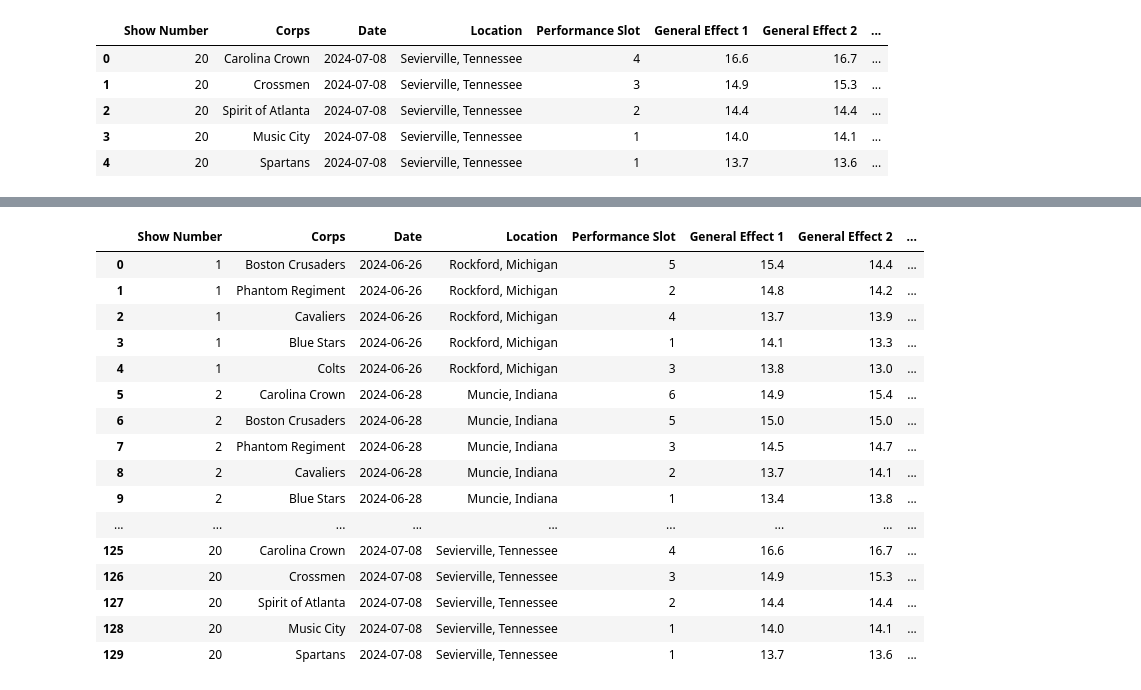
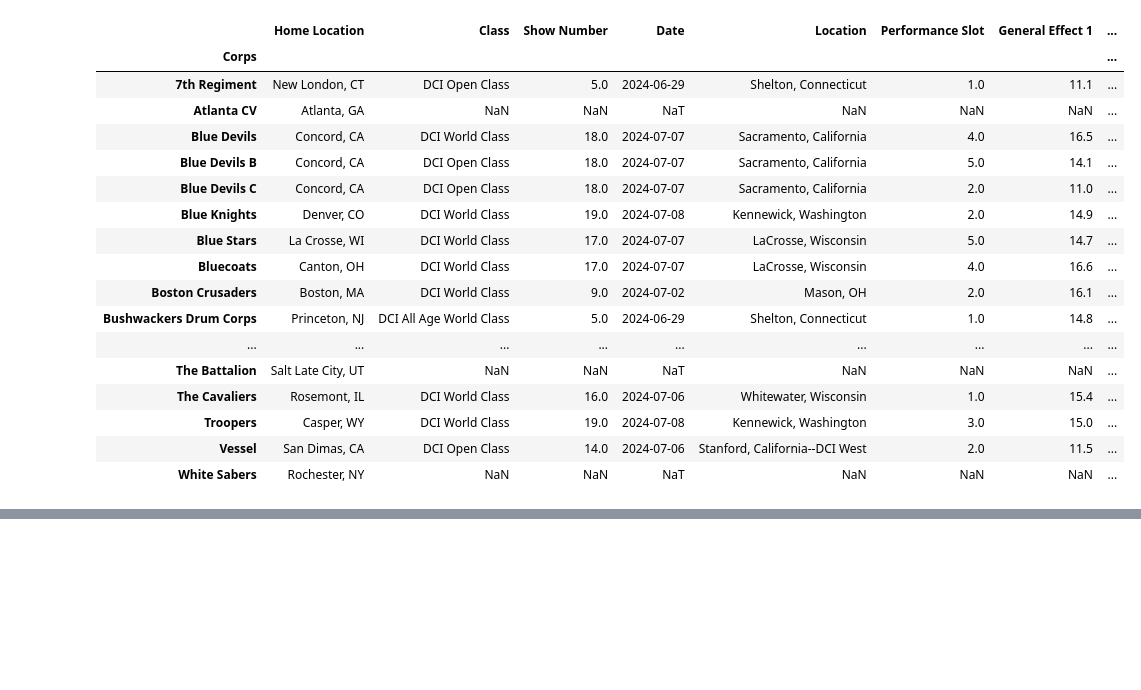
Before and after one commit to notromanramirez/dci-2024, a Jupyter notebook: dci2024.ipynb, the cells around one changed output, grey strips where cells are left out. Drawn from its saved outputs; the diff is of its cells as text; code cells hidden in the pictures; blank space fills up the shorter version.

Commit message:
Scores update for 7/8

```diff
--- a/dci2024.ipynb
+++ b/dci2024.ipynb
@@ -22,7 +32,7 @@ scores_table.columns = ['Corps','Date','Location','Performance Slot','General Ef
 corps_classes = ['DCI World Class', 'DCI Open Class','DCI All Age World Class','DCI All Age Open Class','DCI All Age Class A']
 
 for (show_number, file) in enumerate(files):
-    print(file)
+    # print(file)
 
     df_list = pd.read_html("raw data/"+file)
     df = df_list[-1]
@@ -47,8 +57,9 @@ for (show_number, file) in enumerate(files):
             else:
                 if type(r) is str:
                     running_name += " " + r
-                corps_dict.update({running_name: corps_class})
-                running_name = ""
+                if running_name != 'nan':
+                    corps_dict.update({running_name: corps_class})
+                    running_name = ""
 
     for (i, r) in enumerate(df[0]):
         if type(r) == str:
@@ -87,10 +98,6 @@ for (show_number, file) in enumerate(files):
         if np.isnan(r['Total Score']):
             df.drop(i, inplace=True)
 
-    if file == '20240708sevierville.htm':
-        with pd.option_context('display.max_rows', None, 'display.max_columns', None):
-            display(df)
-
     df['Performance Slot'] = df['Performance Slot'].astype(int)
 
     scores_list.append(df)
@@ -98,8 +105,35 @@ for (show_number, file) in enumerate(files):
 scores_table = pd.concat(scores_list)
 scores_table.reset_index(inplace=True,drop=True)
 
+scores_table['Days from Season Start'] = (scores_table['Date'] - scores_table['Date'].min()).apply(lambda x: x.days)
+
 corps_table = pd.DataFrame(corps_dict.items(), columns=['Corps', 'Class'])
 corps_table.set_index('Corps',inplace=True)
+
+corps_rename_dict = {
+    "Vanguard": "Santa Clara Vanguard",
+    "Academy": "The Academy",
+    "Cavaliers": "The Cavaliers",
+    "Bushwackers": "Bushwackers Drum Corps",
+    "Connecticut Hurricanes": "Hurricanes"
+}
+
+for (k, v) in corps_rename_dict.items():
+    corps_table.rename(index={k: v}, inplace=True)
+    scores_table.replace(k, v, inplace=True)
+
+shell_corps_table = pd.read_csv('inputs/corps_data.csv').set_index('Corps')
+corps_table = shell_corps_table.join(other=corps_table,how='outer')
+
+for corps in corps_table.index:
+    scores_table_corps = scores_table.loc[scores_table['Corps'] == corps]
+    if scores_table_corps.shape[0] == 0:
+        continue
+    scores_table_corps_last = scores_table_corps.iloc[-1,:].to_dict()
+    for (k, v) in scores_table_corps_last.items():
+        if k != "Corps":
+            corps_table.loc[corps,k] = v
+
 
 with pd.option_context('display.max_rows', None, 'display.max_columns', None):
     display(corps_table)
@@ -128,6 +142,18 @@ with pd.option_context('display.max_rows', None, 'display.max_columns', None):
-|  | Show Number | Corps | Date | Location | Performance Slot | General Effect 1 | General Effect 2 | ... |
-| 0 | 20 | Carolina Crown | 2024-07-08 | Sevierville, Tennessee | 4 | 16.6 | 16.7 | ... |
-| 1 | 20 | Crossmen | 2024-07-08 | Sevierville, Tennessee | 3 | 14.9 | 15.3 | ... |
-| 2 | 20 | Spirit of Atlanta | 2024-07-08 | Sevierville, Tennessee | 2 | 14.4 | 14.4 | ... |
-| 3 | 20 | Music City | 2024-07-08 | Sevierville, Tennessee | 1 | 14.0 | 14.1 | ... |
-| 4 | 20 | Spartans | 2024-07-08 | Sevierville, Tennessee | 1 | 13.7 | 13.6 | ... |
+|  | Home Location | Class | Show Number | Date | Location | Performance Slot | General Effect 1 | ... |
+| Corps |  |  |  |  |  |  |  | ... |
+| 7th Regiment | New London, CT | DCI Open Class | 5.0 | 2024-06-29 | Shelton, Connecticut | 1.0 | 11.1 | ... |
+| Atlanta CV | Atlanta, GA | NaN | NaN | NaT | NaN | NaN | NaN | ... |
+| Blue Devils | Concord, CA | DCI World Class | 18.0 | 2024-07-07 | Sacramento, California | 4.0 | 16.5 | ... |
+| Blue Devils B | Concord, CA | DCI Open Class | 18.0 | 2024-07-07 | Sacramento, California | 5.0 | 14.1 | ... |
+| Blue Devils C | Concord, CA | DCI Open Class | 18.0 | 2024-07-07 | Sacramento, California | 2.0 | 11.0 | ... |
+| Blue Knights | Denver, CO | DCI World Class | 19.0 | 2024-07-08 | Kennewick, Washington | 2.0 | 14.9 | ... |
+| Blue Stars | La Crosse, WI | DCI World Class | 17.0 | 2024-07-07 | LaCrosse, Wisconsin | 5.0 | 14.7 | ... |
+| Bluecoats | Canton, OH | DCI World Class | 17.0 | 2024-07-07 | LaCrosse, Wisconsin | 4.0 | 16.6 | ... |
+| Boston Crusaders | Boston, MA | DCI World Class | 9.0 | 2024-07-02 | Mason, OH | 2.0 | 16.1 | ... |
+| Bushwackers Drum Corps | Princeton, NJ | DCI All Age World Class | 5.0 | 2024-06-29 | Shelton, Connecticut | 1.0 | 14.8 | ... |
+| ... | ... | ... | ... | ... | ... | ... | ... | ... |
+| The Battalion | Salt Late City, UT | NaN | NaN | NaT | NaN | NaN | NaN | ... |
+| The Cavaliers | Rosemont, IL | DCI World Class | 16.0 | 2024-07-06 | Whitewater, Wisconsin | 1.0 | 15.4 | ... |
+| Troopers | Casper, WY | DCI World Class | 19.0 | 2024-07-08 | Kennewick, Washington | 3.0 | 15.0 | ... |
+| Vessel | San Dimas, CA | DCI Open Class | 14.0 | 2024-07-06 | Stanford, California--DCI West | 2.0 | 11.5 | ... |
+| White Sabers | Rochester, NY | NaN | NaN | NaT | NaN | NaN | NaN | ... |
@@ -152,20 +177,3 @@ with pd.option_context('display.max_rows', None, 'display.max_columns', None):
-|  | Show Number | Corps | Date | Location | Performance Slot | General Effect 1 | General Effect 2 | ... |
-| 0 | 1 | Boston Crusaders | 2024-06-26 | Rockford, Michigan | 5 | 15.4 | 14.4 | ... |
-| 1 | 1 | Phantom Regiment | 2024-06-26 | Rockford, Michigan | 2 | 14.8 | 14.2 | ... |
-| 2 | 1 | Cavaliers | 2024-06-26 | Rockford, Michigan | 4 | 13.7 | 13.9 | ... |
-| 3 | 1 | Blue Stars | 2024-06-26 | Rockford, Michigan | 1 | 14.1 | 13.3 | ... |
-| 4 | 1 | Colts | 2024-06-26 | Rockford, Michigan | 3 | 13.8 | 13.0 | ... |
-| 5 | 2 | Carolina Crown | 2024-06-28 | Muncie, Indiana | 6 | 14.9 | 15.4 | ... |
-| 6 | 2 | Boston Crusaders | 2024-06-28 | Muncie, Indiana | 5 | 15.0 | 15.0 | ... |
-| 7 | 2 | Phantom Regiment | 2024-06-28 | Muncie, Indiana | 3 | 14.5 | 14.7 | ... |
-| 8 | 2 | Cavaliers | 2024-06-28 | Muncie, Indiana | 2 | 13.7 | 14.1 | ... |
-| 9 | 2 | Blue Stars | 2024-06-28 | Muncie, Indiana | 1 | 13.4 | 13.8 | ... |
-| ... | ... | ... | ... | ... | ... | ... | ... | ... |
-| 125 | 20 | Carolina Crown | 2024-07-08 | Sevierville, Tennessee | 4 | 16.6 | 16.7 | ... |
-| 126 | 20 | Crossmen | 2024-07-08 | Sevierville, Tennessee | 3 | 14.9 | 15.3 | ... |
-| 127 | 20 | Spirit of Atlanta | 2024-07-08 | Sevierville, Tennessee | 2 | 14.4 | 14.4 | ... |
-| 128 | 20 | Music City | 2024-07-08 | Sevierville, Tennessee | 1 | 14.0 | 14.1 | ... |
-| 129 | 20 | Spartans | 2024-07-08 | Sevierville, Tennessee | 1 | 13.7 | 13.6 | ... |
 # %%
 current_scores = dict()
 latest_perf = dict()
```
Also changed, not shown: parts of 4 cells of this notebook, 11 other files.
